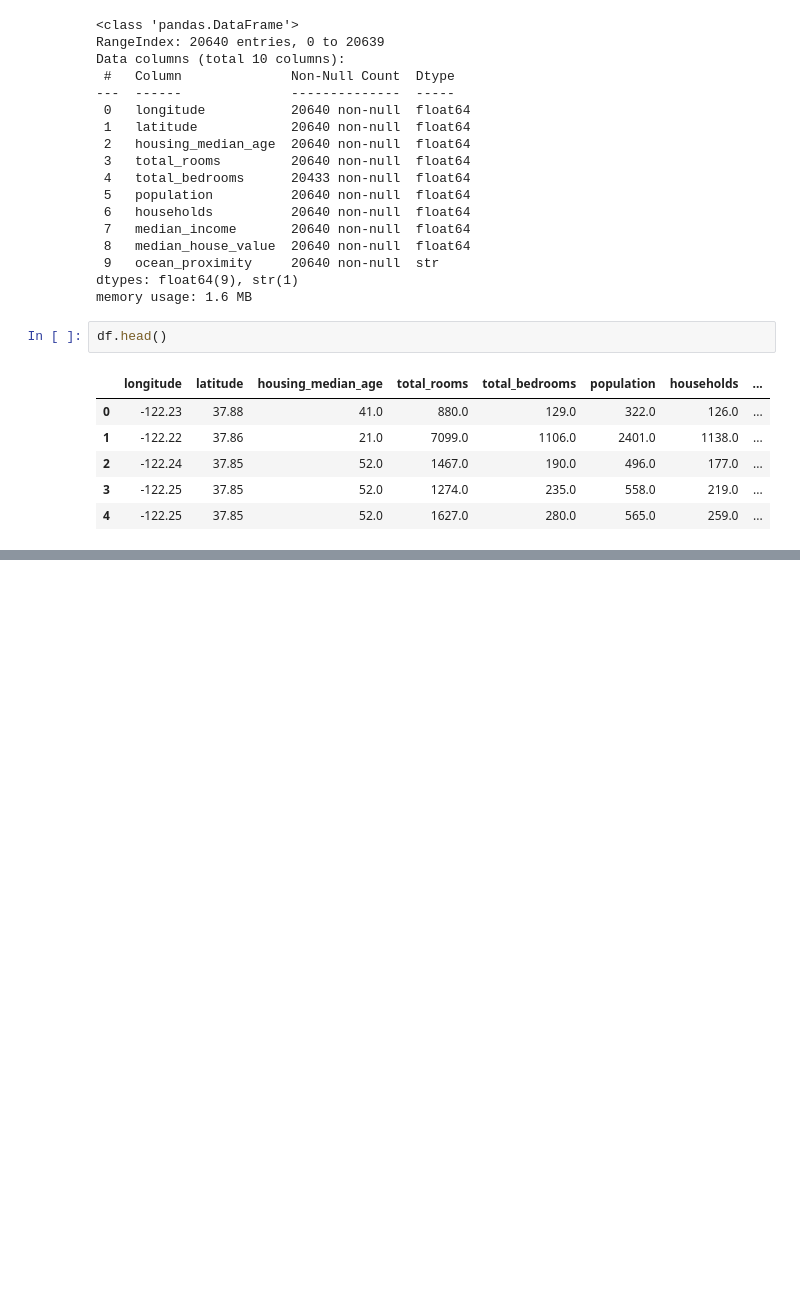
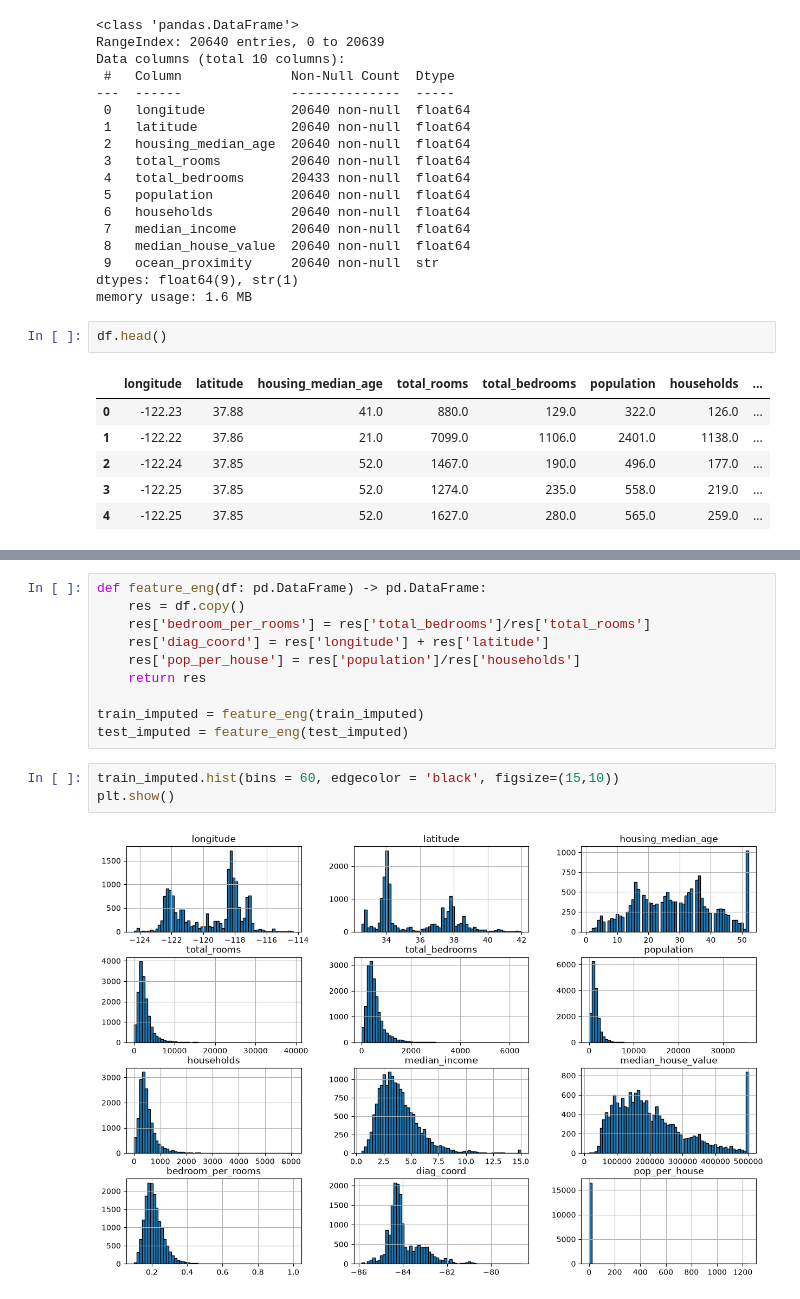
Before and after one commit to aqilfiras/California-Housing-Prices-Prediction, a Jupyter notebook: house_pricing_predictions.ipynb, the cells around one changed output, grey strips where cells are left out. Cells and saved outputs as stored; diff of their text form; blank space fills up the shorter version.

```diff
--- a/house_pricing_predictions.ipynb
+++ b/house_pricing_predictions.ipynb
@@ -81,0 +101,15 @@ plt.show()
+# %%
+def feature_eng(df: pd.DataFrame) -> pd.DataFrame:
+    res = df.copy()
+    res['bedroom_per_rooms'] = res['total_bedrooms']/res['total_rooms']
+    res['diag_coord'] = res['longitude'] + res['latitude']
+    res['pop_per_house'] = res['population']/res['households']
+    return res
+
+train_imputed = feature_eng(train_imputed)
+test_imputed = feature_eng(test_imputed)
+# %%
+train_imputed.hist(bins = 60, edgecolor = 'black', figsize=(15,10))
+plt.show()
+# %% [output]
+[figure, added]
```
Also changed, not shown: parts of 7 cells of this notebook.
